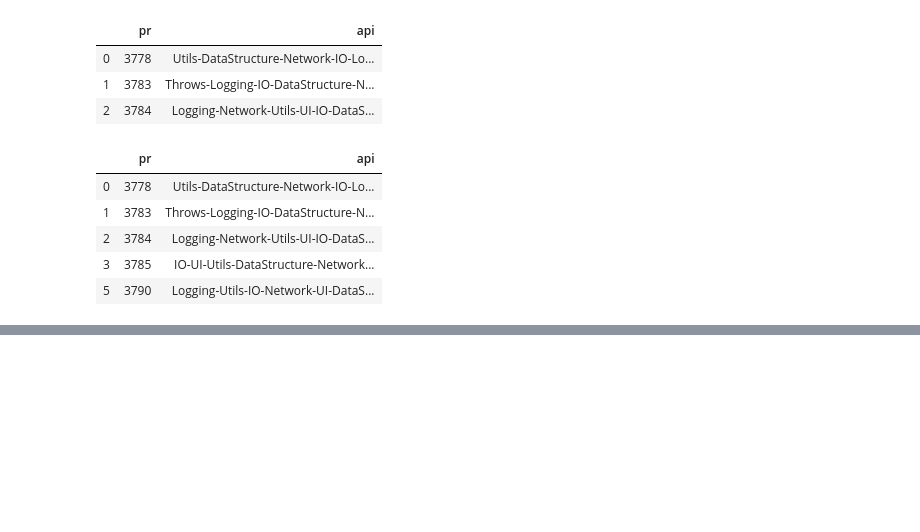
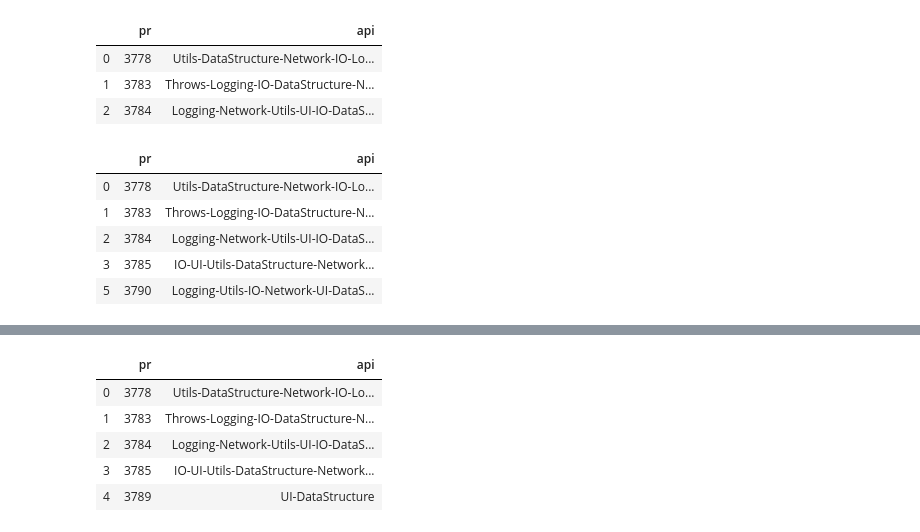
Before and after one commit to NAU-OSL/Pipeline, a Jupyter notebook: calcMetrics.ipynb, the cells around one changed output, grey strips where cells are left out. Saved outputs shown, nothing was run; the diff lists cells and outputs as text; code cells hidden in the pictures; blank space fills up the shorter version.

```diff
--- a/calcMetrics.ipynb
+++ b/calcMetrics.ipynb
@@ -538,0 +580,9 @@ TextUtility 23.837276734411716 44 0.5417562894184481
+# %%
+true1.head()
+# %% [output]
+|  | pr | api |
+| 0 | 3778 | Utils-DataStructure-Network-IO-Lo... |
+| 1 | 3783 | Throws-Logging-IO-DataStructure-N... |
+| 2 | 3784 | Logging-Network-Utils-UI-IO-DataS... |
+| 3 | 3785 | IO-UI-Utils-DataStructure-Network... |
+| 4 | 3789 | UI-DataStructure |
```
Also changed, not shown: parts of 44 cells of this notebook, 2 other files.
